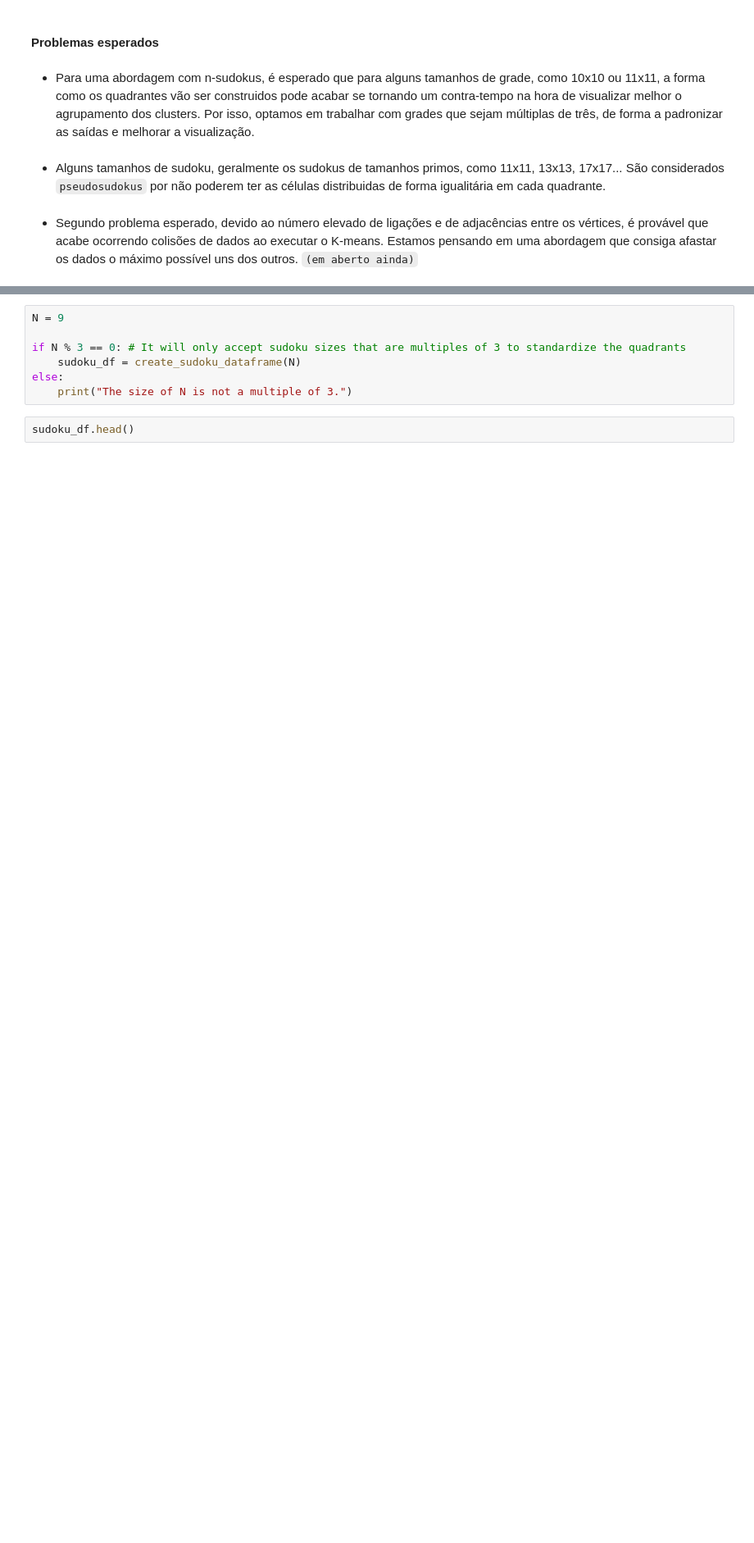
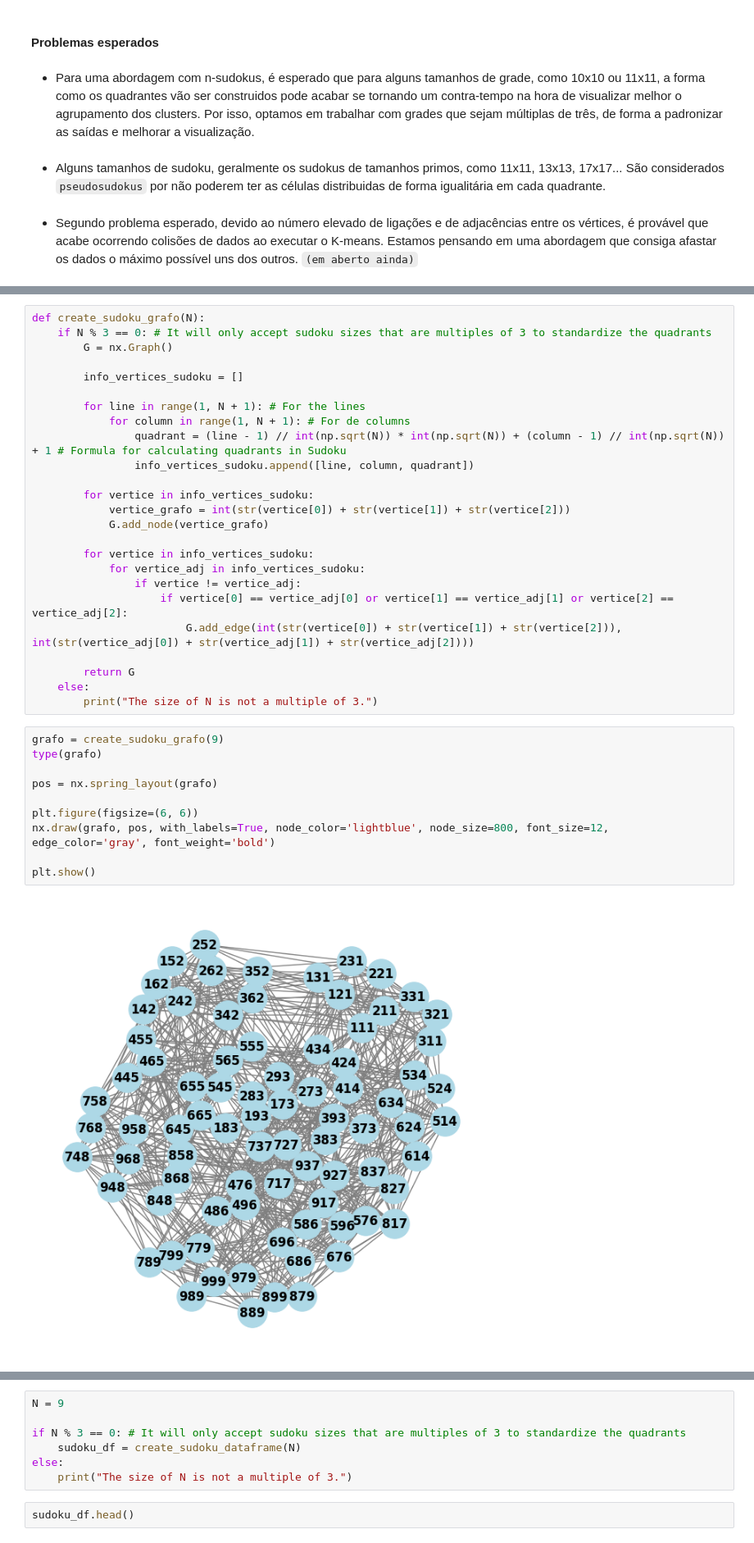
Before and after one commit to CarlosAraujo7/Sudoku-with-Machine-Learning, a Jupyter notebook: base.ipynb, the cells around one changed output, grey strips where cells are left out. Shown: that part at 82% size. Drawn from its saved outputs; the diff is of its cells as text; blank space fills up the shorter version.

```diff
--- a/base.ipynb
+++ b/base.ipynb
@@ -72 +85,38 @@ import numpy as np
+# %%
+def create_sudoku_grafo(N):
+    if N % 3 == 0: # It will only accept sudoku sizes that are multiples of 3 to standardize the quadrants
+        G = nx.Graph()
+
+        info_vertices_sudoku = []
+
+        for line in range(1, N + 1): # For the lines
+            for column in range(1, N + 1): # For de columns
+                quadrant = (line - 1) // int(np.sqrt(N)) * int(np.sqrt(N)) + (column - 1) // int(np.sqrt(N)) + 1 # Formula for calculating quadrants in Sudoku
+                info_vertices_sudoku.append([line, column, quadrant])
+
+        for vertice in info_vertices_sudoku:
+            vertice_grafo = int(str(vertice[0]) + str(vertice[1]) + str(vertice[2]))
+            G.add_node(vertice_grafo)
+
+        for vertice in info_vertices_sudoku:
+            for vertice_adj in info_vertices_sudoku:
+                if vertice != vertice_adj:
+                    if vertice[0] == vertice_adj[0] or vertice[1] == vertice_adj[1] or vertice[2] == vertice_adj[2]:
+                        G.add_edge(int(str(vertice[0]) + str(vertice[1]) + str(vertice[2])), int(str(vertice_adj[0]) + str(vertice_adj[1]) + str(vertice_adj[2])))
+
+        return G
+    else:
+        print("The size of N is not a multiple of 3.")
+# %%
+grafo = create_sudoku_grafo(9)
+type(grafo)
+
+pos = nx.spring_layout(grafo)
+
+plt.figure(figsize=(6, 6))
+nx.draw(grafo, pos, with_labels=True, node_color='lightblue', node_size=800, font_size=12, edge_color='gray', font_weight='bold')
+
+plt.show()
+# %% [output]
+[figure, added]
 # %% [markdown]
```
Also changed, not shown: parts of 20 cells of this notebook.
